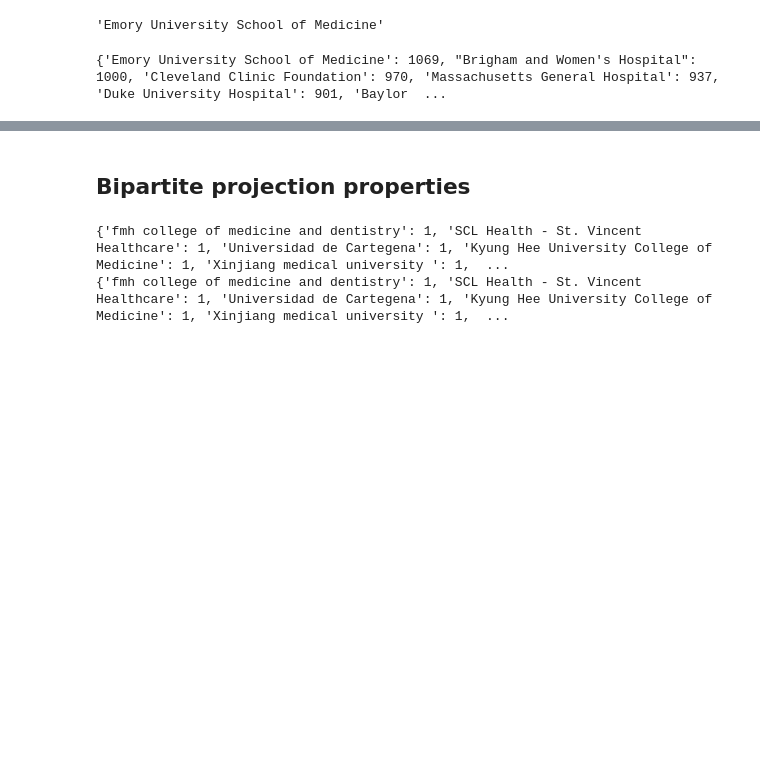
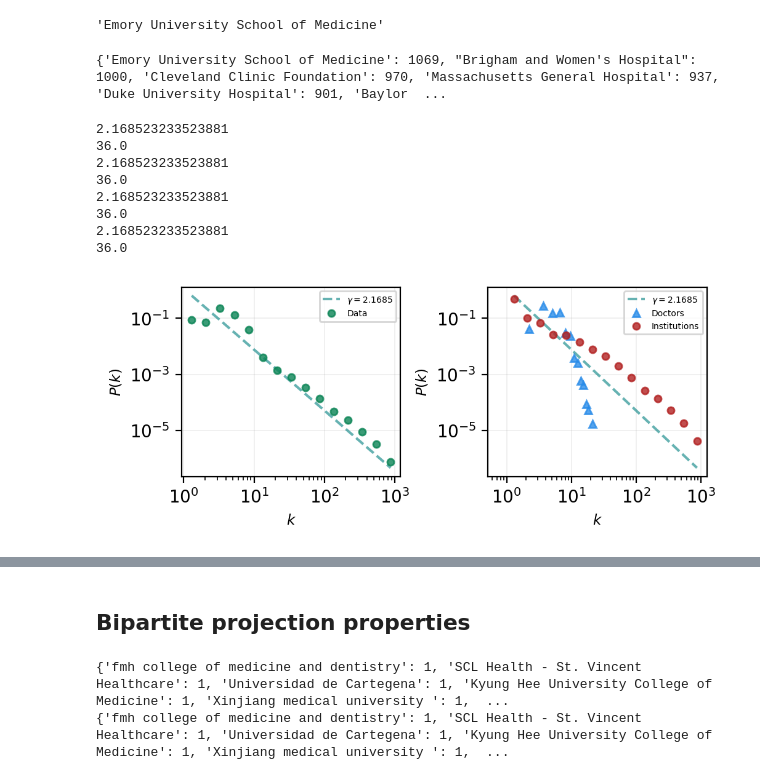
Before and after one commit to nmoghaddas19/physician_trajectories, a Jupyter notebook: code/graph_construction.ipynb, the cells around one changed output, grey strips where cells are left out. Saved outputs shown, nothing was run; the diff lists cells and outputs as text; code cells hidden in the pictures; blank space fills up the shorter version.

Commit message:
fitted power laws

```diff
--- a/code/graph_construction.ipynb
+++ b/code/graph_construction.ipynb
@@ -371,7 +372,7 @@ def bipartite_degrees(B, number_of_bins=15, log_binning_0=True, log_binning_1 =
     #         values. This is a better way to plot the distribution.
     bins_out_1 = bins[1:] - np.diff(bins) / 2.0
 
-    return bins_out_0, probs_0, bins_out_1, probs_1
+    return bins_out_0, probs_0, bins_out_1, probs_1, group_0_degrees, group_1_degrees
 # %%
 type(G) == nx.Graph
 # %% [output]
@@ -389,4 +390,60 @@ sorted_dict_desc = dict(sorted(degs.items(), key=lambda item: item[1], reverse=T
 print(sorted_dict_desc)
 # %% [output]
 {'Emory University School of Medicine': 1069, "Brigham and Women's Hospital": 1000, 'Cleveland Clinic Foundation': 970, 'Massachusetts General Hospital': 937, 'Duke University Hospital': 901, 'Baylor  ...
+# %%
+x, y = nh.distributions.degree_distribution(G)
+fig, ax = plt.subplots(1,2,figsize=(5.5,2),dpi=200)
+
+degree_sequence = np.array(list(dict(G.degree()).values()))
+results = powerlaw.Fit(degree_sequence,verbose=False);
+print(results.power_law.alpha)
+print(results.power_law.xmin)
+
+slope_line = x ** (- results.power_law.alpha)
+slope_line = slope_line/sum(slope_line)
+
+ax[0].loglog(x, slope_line, label=r'$\gamma = %.4f$'%results.power_law.alpha,ls='--',color='teal', alpha = 0.6)
+
+ax[0].loglog(x, y,'o', color='#0a8455', alpha=0.8,  ms = 4, label = 'Data')
+
+ax[0].set_xlabel(r"$k$",fontsize='small')
+ax[0].set_ylabel(r"$P(k)$",fontsize='small')
+ax[0].grid(linewidth=0.7, color='#999999', alpha=0.15, linestyle='-')
+# ax[0].set_title('Degree Distribution')
+ax[0].legend(fontsize=5)
+
+x0,y0,x1,y1,degs_0,degs_1 = bipartite_degrees(B, log_binning_0=False, log_binning_1=True)
+
+results = powerlaw.Fit(degs_1,verbose=False);
+print(results.power_law.alpha)
+print(results.power_law.xmin)
+
+slope_line = x1 ** (- results.power_law.alpha)
+slope_line = slope_line/sum(slope_line)
+
+ax[1].loglog(x1, slope_line, label=r'$\gamma = %.4f$'%results.power_law.alpha,ls='--',color='teal', alpha = 0.6)
+ax[1].loglog(x0, y0,'^', color='#298ce9', alpha=0.8,  ms = 4, label = 'Doctors')
+
+ax[1].set_xlabel(r"$k$",fontsize='small')
+ax[1].set_ylabel(r"$P(k)$",fontsize='small')
+
+ax[1].loglog(x1, y1,'o', color='firebrick', alpha=0.8,  ms = 4, label = 'Institutions')
+
+ax[1].grid(linewidth=0.7, color='#999999', alpha=0.15, linestyle='-')
+ax[1].legend(fontsize=5)
+
+plt.subplots_adjust(wspace=0.40, hspace=0.05)
+
+plt.savefig('../figs/degree_dist.pdf', dpi=425, bbox_inches='tight')
+plt.savefig('../figs/degree_dist.png', dpi=425, bbox_inches='tight')
+# %% [output]
+2.168523233523881
+36.0
+2.168523233523881
+36.0
+2.168523233523881
+36.0
+2.168523233523881
+36.0
+[figure, added]
 # %%
```
Also changed, not shown: parts of 4 cells of this notebook, 2 other files.
